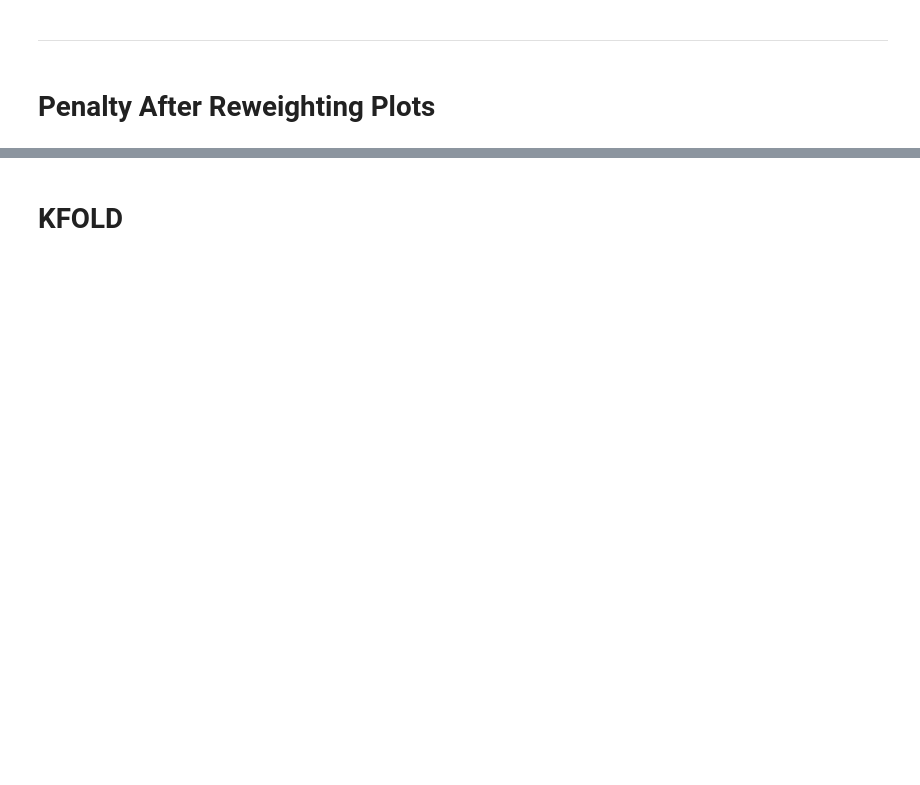
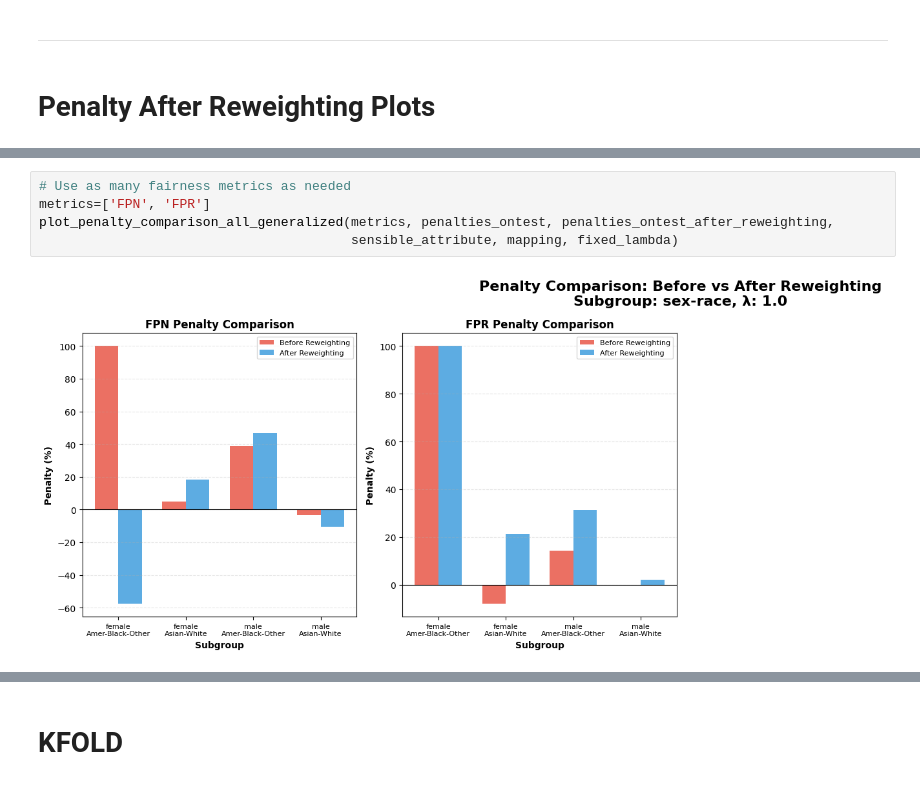
Before and after one commit to rolss/Fairness-in-data, a Jupyter notebook: Reproducible Pipeline COMPAS.ipynb, the cells around one changed output, grey strips where cells are left out. Saved outputs shown, nothing was run; the diff lists cells and outputs as text; blank space fills up the shorter version.

```diff
--- a/Reproducible Pipeline COMPAS.ipynb
+++ b/Reproducible Pipeline COMPAS.ipynb
@@ -1183,0 +1188,7 @@ Training samples: 12821, Unique weights per group: {'00': 0.01, '01': 6.0, '10':
+# %%
+# Use as many fairness metrics as needed
+metrics=['FPN', 'FPR']
+plot_penalty_comparison_all_generalized(metrics, penalties_ontest, penalties_ontest_after_reweighting,
+                                        sensible_attribute, mapping, fixed_lambda)
+# %% [output]
+[figure, added]
```
Also changed, not shown: parts of 36 cells of this notebook, 7 other files.
